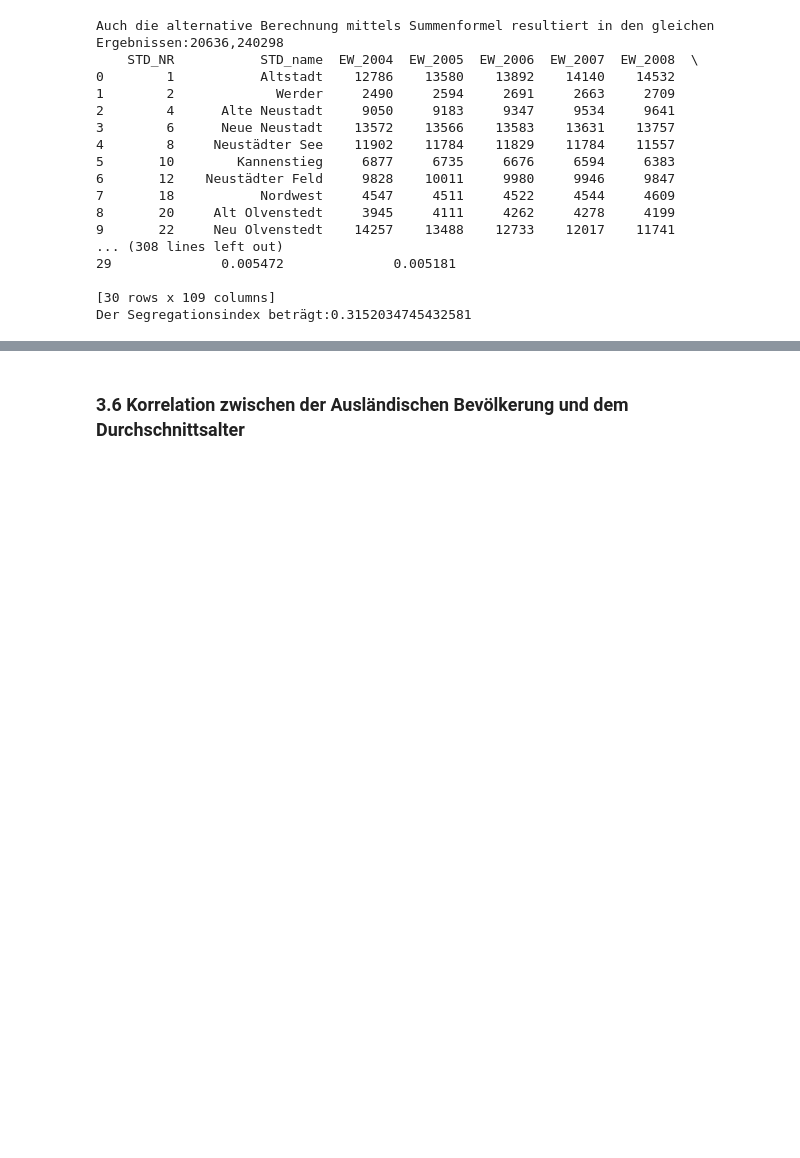
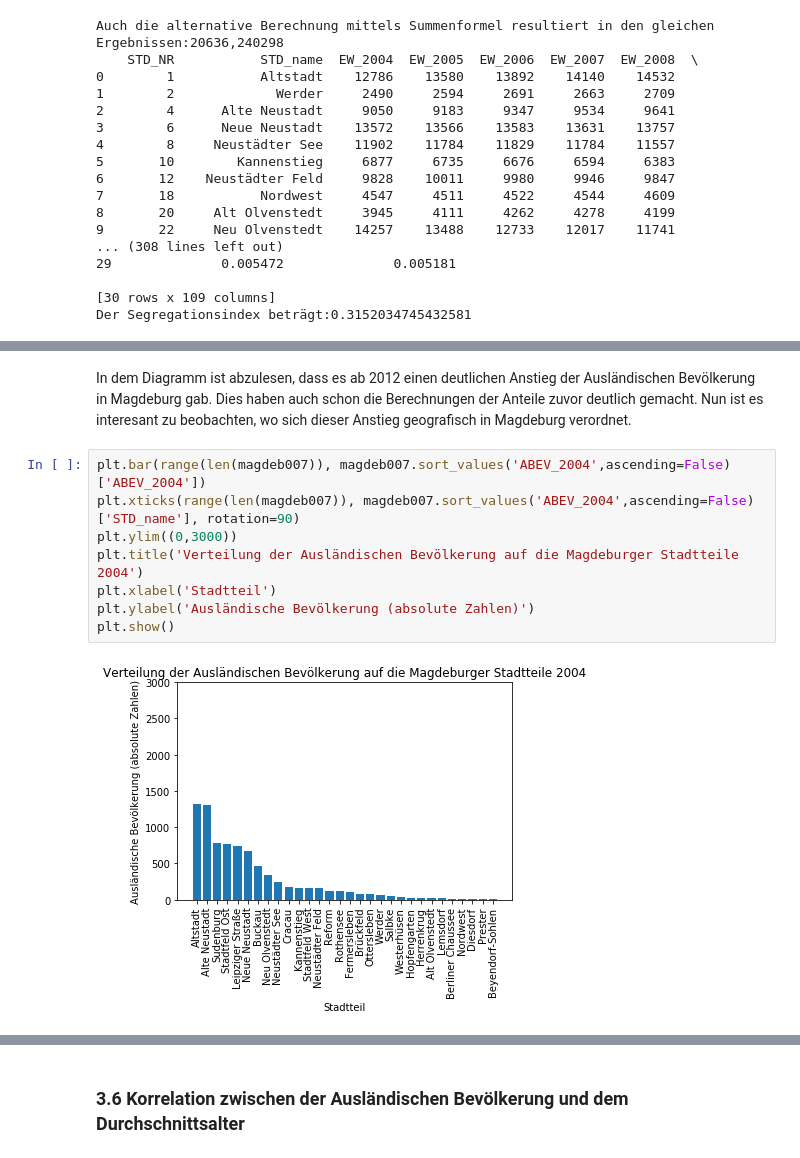
Before and after one commit to tschroeder10961/datascience-urban-segregation, a Jupyter notebook: GruppeA/Gruppe A Jupyter.ipynb, the cells around one changed output, grey strips where cells are left out. Saved outputs shown, nothing was run; the diff lists cells and outputs as text; blank space fills up the shorter version.

```diff
--- a/GruppeA/Gruppe A Jupyter.ipynb
+++ b/GruppeA/Gruppe A Jupyter.ipynb
@@ -698,0 +735,12 @@ Der Segregationsindex beträgt:0.3152034745432581
+# %% [markdown]
+In dem Diagramm ist abzulesen, dass es ab 2012 einen deutlichen Anstieg der Ausländischen Bevölkerung in Magdeburg gab. Dies haben auch schon die Berechnungen der Anteile zuvor deutlich gemacht. Nun ist es interesant zu beobachten, wo sich dieser Anstieg geografisch in Magdeburg verordnet.
+# %%
+plt.bar(range(len(magdeb007)), magdeb007.sort_values('ABEV_2004',ascending=False)['ABEV_2004'])
+plt.xticks(range(len(magdeb007)), magdeb007.sort_values('ABEV_2004',ascending=False)['STD_name'], rotation=90)
+plt.ylim((0,3000))
+plt.title('Verteilung der Ausländischen Bevölkerung auf die Magdeburger Stadtteile 2004')
+plt.xlabel('Stadtteil')
+plt.ylabel('Ausländische Bevölkerung (absolute Zahlen)')
+plt.show()
+# %% [output]
+[figure, added]
```
Also changed, not shown: parts of 11 cells of this notebook.
